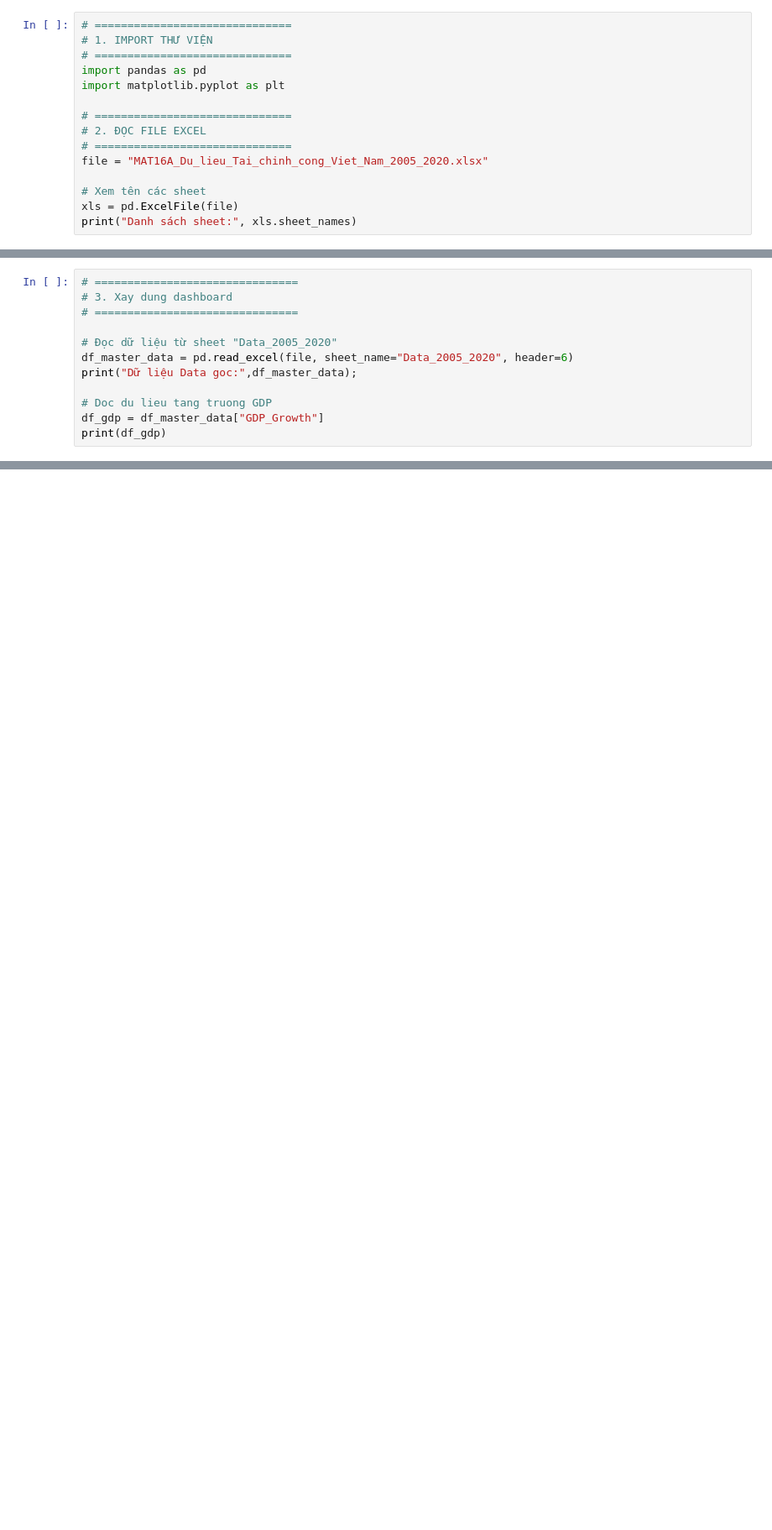
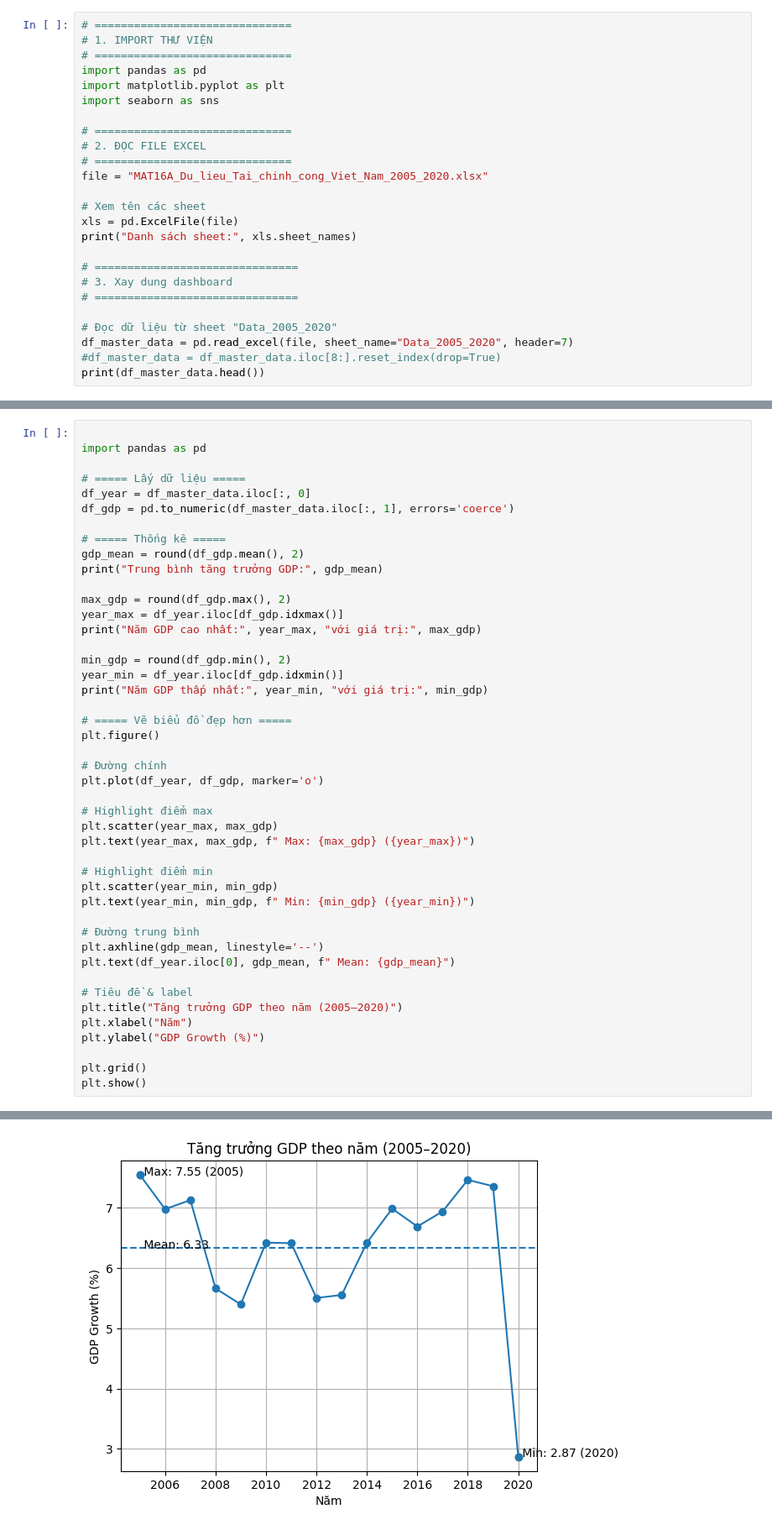
Before and after one commit to harrypotter17062025-oss/data-crawling, a Jupyter notebook: BTL/main.ipynb, the cells around one changed output, grey strips where cells are left out. Shown at 84% size. Saved outputs shown, nothing was run; the diff lists cells and outputs as text; blank space fills up the shorter version.

```diff
--- a/BTL/main.ipynb
+++ b/BTL/main.ipynb
@@ -4,6 +4,7 @@
 # ==============================
 import pandas as pd
 import matplotlib.pyplot as plt
+import seaborn as sns
 
 # ==============================
 # 2. ĐỌC FILE EXCEL
@@ -13,4 +14,13 @@ file = "MAT16A_Du_lieu_Tai_chinh_cong_Viet_Nam_2005_2020.xlsx"
 # Xem tên các sheet
 xls = pd.ExcelFile(file)
 print("Danh sách sheet:", xls.sheet_names)
+
+# ===============================
+# 3. Xay dung dashboard
+# ===============================
+
+# Đọc dữ liệu từ sheet "Data_2005_2020"
+df_master_data = pd.read_excel(file, sheet_name="Data_2005_2020", header=7)
+#df_master_data = df_master_data.iloc[8:].reset_index(drop=True)
+print(df_master_data.head())
 # %% [output]
@@ -19,13 +44,46 @@ Danh sách sheet: ['Hướng dẫn', 'Dashboard', 'Data_2005_2020', 'Mô tả bi
 # %%
-# ===============================
-# 3. Xay dung dashboard
-# ===============================
 
-# Đọc dữ liệu từ sheet "Data_2005_2020"
-df_master_data = pd.read_excel(file, sheet_name="Data_2005_2020", header=6)
-print("Dữ liệu Data goc:",df_master_data);
+import pandas as pd
 
-# Doc du lieu tang truong GDP
-df_gdp = df_master_data["GDP_Growth"]
-print(df_gdp)
+# ===== Lấy dữ liệu =====
+df_year = df_master_data.iloc[:, 0]
+df_gdp = pd.to_numeric(df_master_data.iloc[:, 1], errors='coerce')
+
+# ===== Thống kê =====
+gdp_mean = round(df_gdp.mean(), 2)
+print("Trung bình tăng trưởng GDP:", gdp_mean)
+
+max_gdp = round(df_gdp.max(), 2)
+year_max = df_year.iloc[df_gdp.idxmax()]
+print("Năm GDP cao nhất:", year_max, "với giá trị:", max_gdp)
+
+min_gdp = round(df_gdp.min(), 2)
+year_min = df_year.iloc[df_gdp.idxmin()]
+print("Năm GDP thấp nhất:", year_min, "với giá trị:", min_gdp)
+
+# ===== Vẽ biểu đồ đẹp hơn =====
+plt.figure()
+
+# Đường chính
+plt.plot(df_year, df_gdp, marker='o')
+
+# Highlight điểm max
+plt.scatter(year_max, max_gdp)
+plt.text(year_max, max_gdp, f" Max: {max_gdp} ({year_max})")
+
+# Highlight điểm min
+plt.scatter(year_min, min_gdp)
+plt.text(year_min, min_gdp, f" Min: {min_gdp} ({year_min})")
+
+# Đường trung bình
+plt.axhline(gdp_mean, linestyle='--')
+plt.text(df_year.iloc[0], gdp_mean, f" Mean: {gdp_mean}")
+
+# Tiêu đề & label
+plt.title("Tăng trưởng GDP theo năm (2005–2020)")
+plt.xlabel("Năm")
+plt.ylabel("GDP Growth (%)")
+
+plt.grid()
+plt.show()
 # %% [output]
@@ -49,0 +93 @@ KeyError: 'GDP_Growth'
+[figure, added]
```
Also changed, not shown: parts of 10 cells of this notebook, 6 other files.
